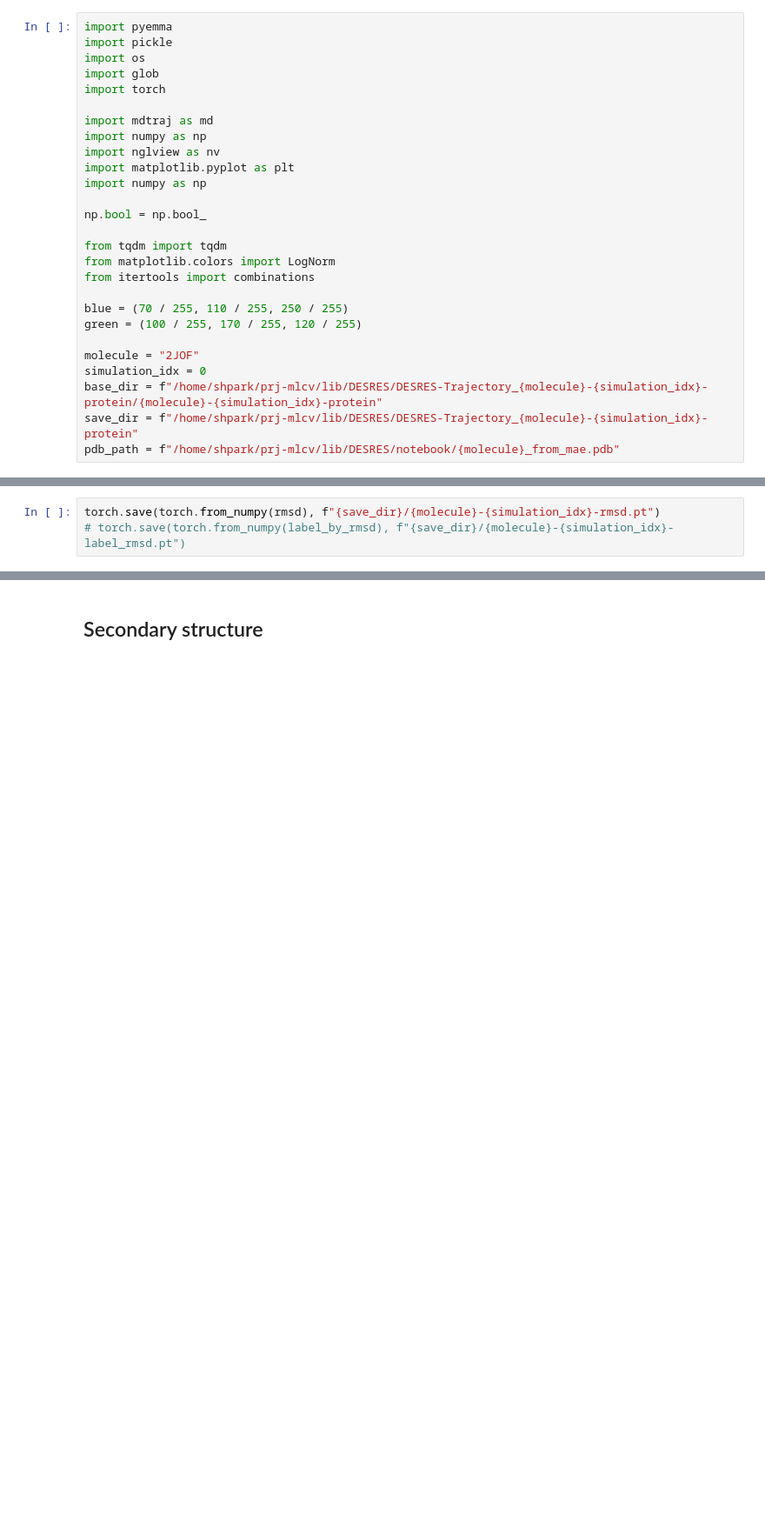
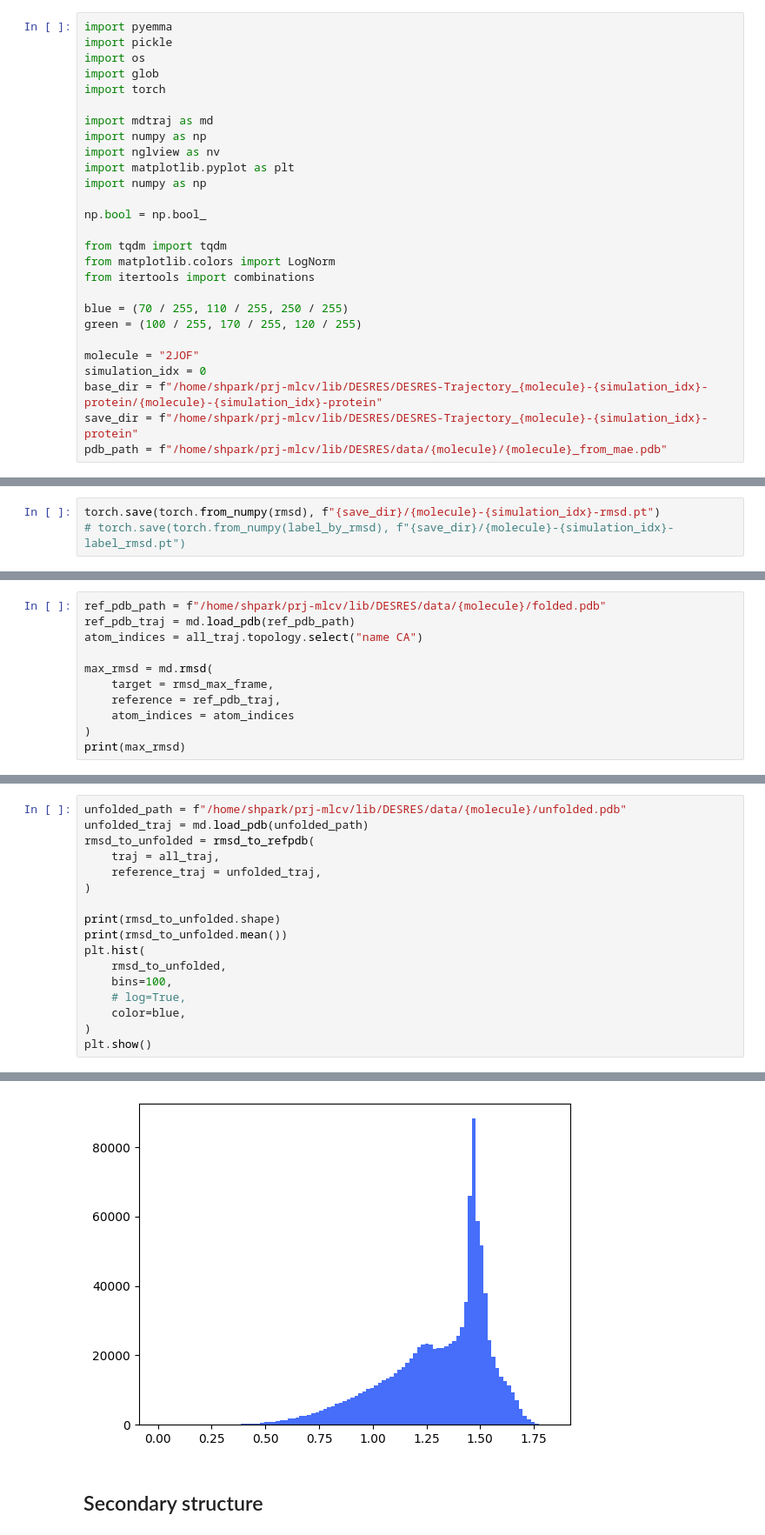
Before and after one commit to seonghyun26/DESRES, a Jupyter notebook: notebook/data-2JOF.ipynb, the cells around one changed output, grey strips where cells are left out. Shown: that part at 87% size. Drawn from its saved outputs; the diff is of its cells as text; blank space fills up the shorter version.

```diff
--- a/notebook/data-2JOF.ipynb
+++ b/notebook/data-2JOF.ipynb
@@ -24,4 +24,4 @@ molecule = "2JOF"
 simulation_idx = 0
 base_dir = f"/home/shpark/prj-mlcv/lib/DESRES/DESRES-Trajectory_{molecule}-{simulation_idx}-protein/{molecule}-{simulation_idx}-protein"
 save_dir = f"/home/shpark/prj-mlcv/lib/DESRES/DESRES-Trajectory_{molecule}-{simulation_idx}-protein"
-pdb_path = f"/home/shpark/prj-mlcv/lib/DESRES/notebook/{molecule}_from_mae.pdb"
+pdb_path = f"/home/shpark/prj-mlcv/lib/DESRES/data/{molecule}/{molecule}_from_mae.pdb"
@@ -385,0 +351,11 @@ torch.save(torch.from_numpy(rmsd), f"{save_dir}/{molecule}-{simulation_idx}-rmsd
+# %%
+ref_pdb_path = f"/home/shpark/prj-mlcv/lib/DESRES/data/{molecule}/folded.pdb"
+ref_pdb_traj = md.load_pdb(ref_pdb_path)
+atom_indices = all_traj.topology.select("name CA")
+
+max_rmsd = md.rmsd(
+	target = rmsd_max_frame,
+	reference = ref_pdb_traj,
+	atom_indices = atom_indices
+)
+print(max_rmsd)
@@ -385,0 +367,18 @@ torch.save(torch.from_numpy(rmsd), f"{save_dir}/{molecule}-{simulation_idx}-rmsd
+# %%
+unfolded_path = f"/home/shpark/prj-mlcv/lib/DESRES/data/{molecule}/unfolded.pdb"
+unfolded_traj = md.load_pdb(unfolded_path)
+rmsd_to_unfolded = rmsd_to_refpdb(
+    traj = all_traj,
+    reference_traj = unfolded_traj,
+)
+
+print(rmsd_to_unfolded.shape)
+print(rmsd_to_unfolded.mean())
+plt.hist(
+    rmsd_to_unfolded,
+    bins=100,
+    # log=True,
+    color=blue,
+)
+plt.show()
+# %% [output]
@@ -386,3 +389,4 @@ torch.save(torch.from_numpy(rmsd), f"{save_dir}/{molecule}-{simulation_idx}-rmsd
+[figure, added]
 # %% [markdown]
 ## Secondary structure
 # %%
```
Also changed, not shown: parts of 11 cells of this notebook, 48 other files.
